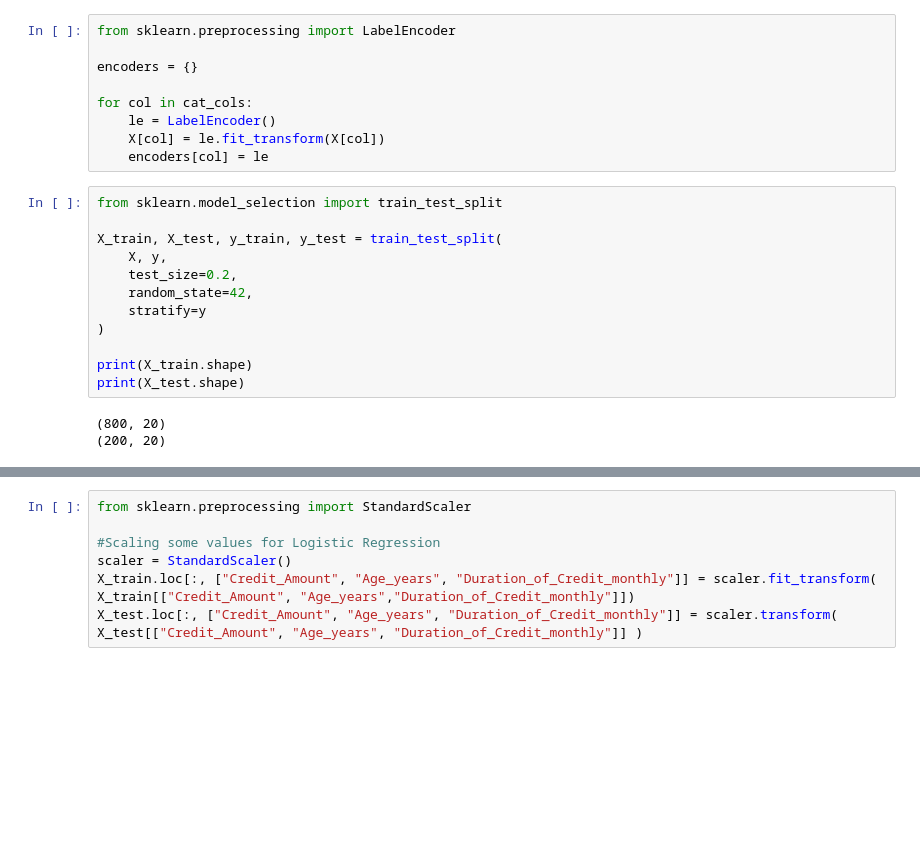
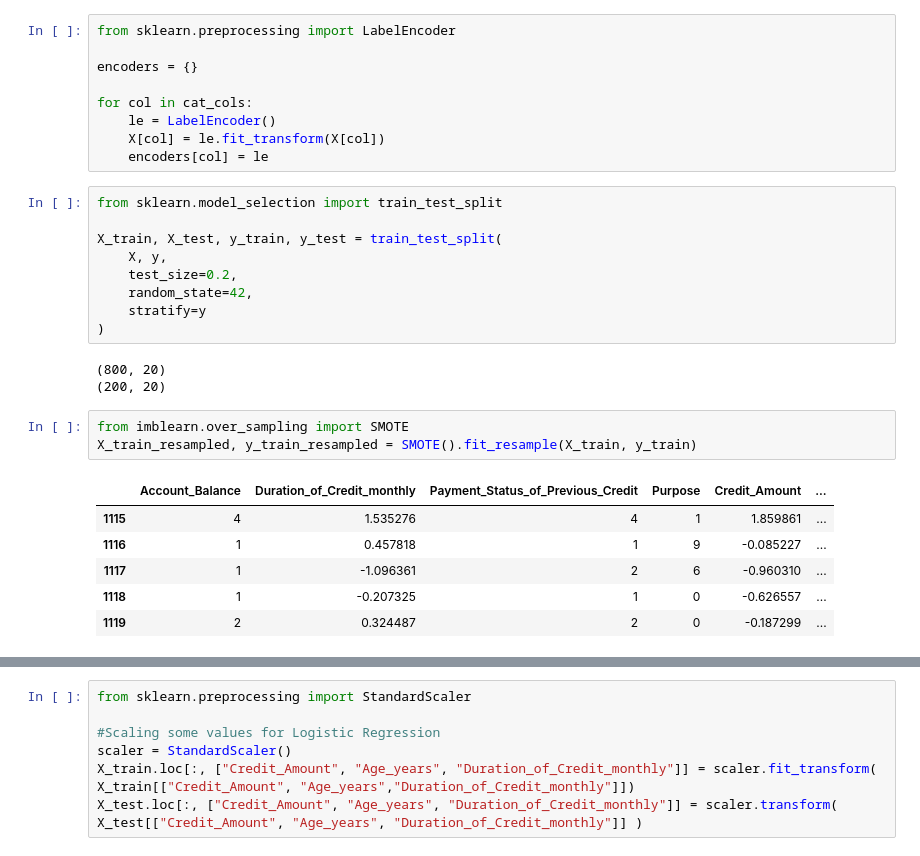
Before and after one commit to BabkenInants/BankRiskManagment, a Jupyter notebook: sample.ipynb, the cells around one changed output, grey strips where cells are left out. Cells and saved outputs as stored; diff of their text form; blank space fills up the shorter version.

```diff
--- a/sample.ipynb
+++ b/sample.ipynb
@@ -285,9 +285,16 @@ X_train, X_test, y_train, y_test = train_test_split(
     random_state=42,
     stratify=y
 )
-
-print(X_train.shape)
-print(X_test.shape)
 # %% [output]
 (800, 20)
 (200, 20)
+# %%
+from imblearn.over_sampling import SMOTE
+X_train_resampled, y_train_resampled = SMOTE().fit_resample(X_train, y_train)
+# %% [output]
+|  | Account_Balance | Duration_of_Credit_monthly | Payment_Status_of_Previous_Credit | Purpose | Credit_Amount | ... |
+| 1115 | 4 | 1.535276 | 4 | 1 | 1.859861 | ... |
+| 1116 | 1 | 0.457818 | 1 | 9 | -0.085227 | ... |
+| 1117 | 1 | -1.096361 | 2 | 6 | -0.960310 | ... |
+| 1118 | 1 | -0.207325 | 1 | 0 | -0.626557 | ... |
+| 1119 | 2 | 0.324487 | 2 | 0 | -0.187299 | ... |
```
Also changed, not shown: parts of 7 cells of this notebook, 1 other file.
